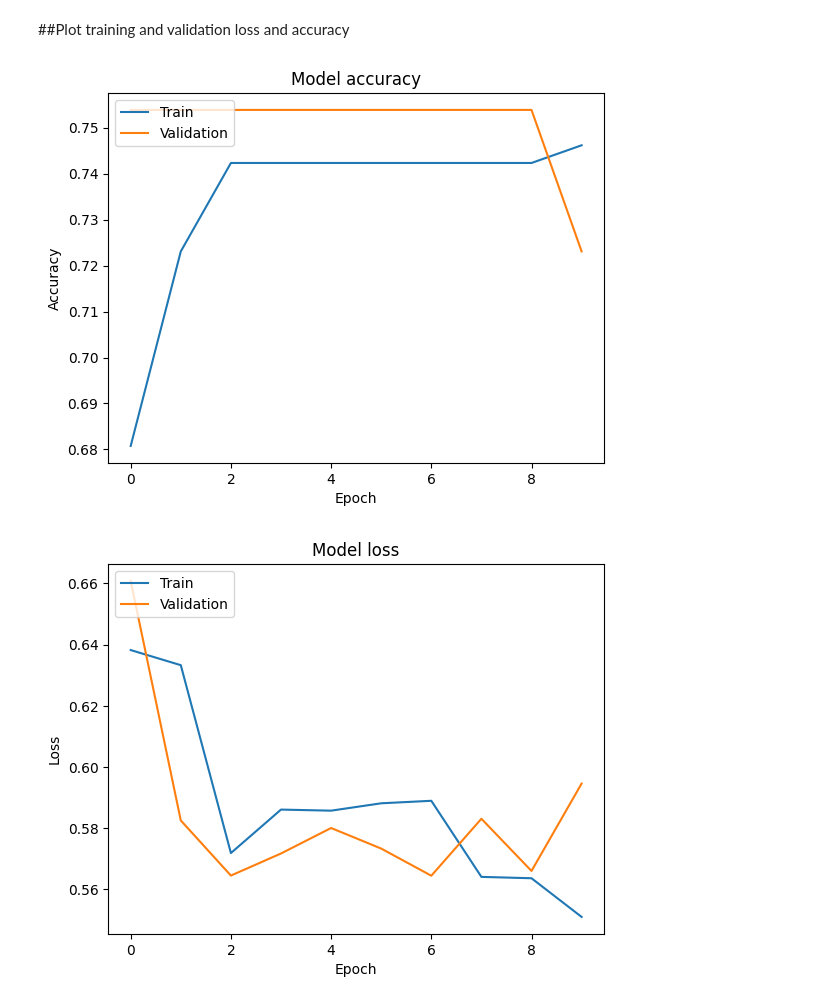
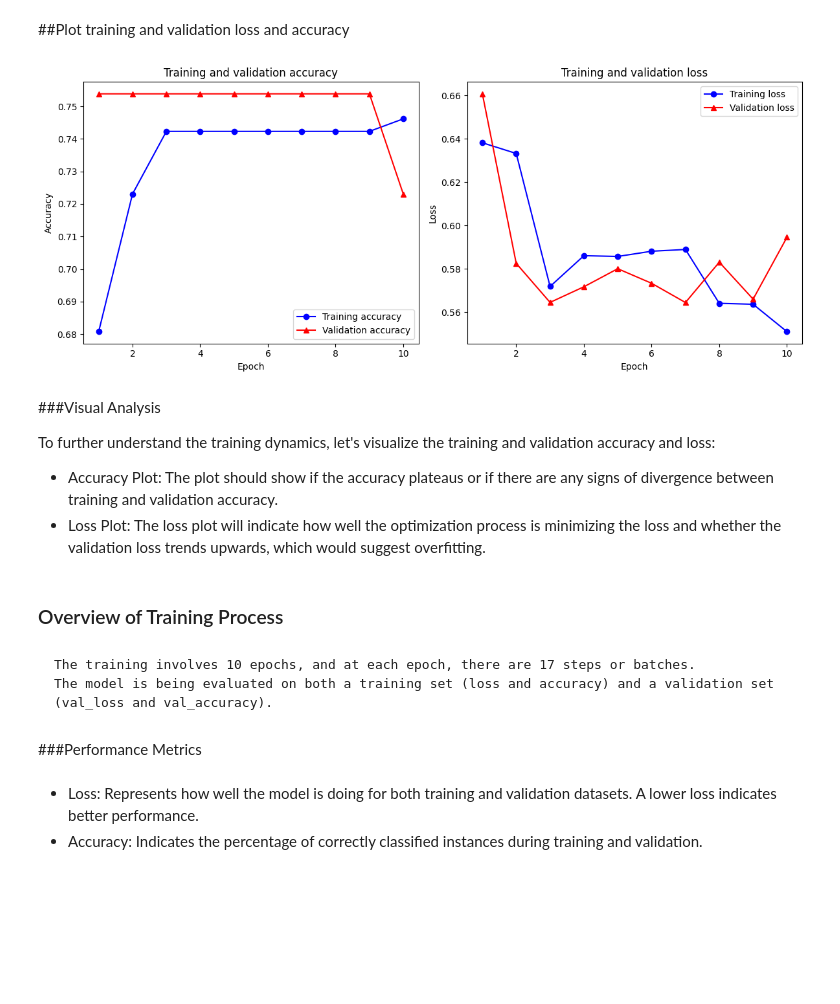
Before and after one commit to carlos-alves-one/Glaucoma-Detection-CNN, a Jupyter notebook: glaucoma_detection_report.ipynb, the cells around one changed output. Drawn from its saved outputs; the diff is of its cells as text; code cells hidden in the pictures; blank space fills up the shorter version.

```diff
--- a/glaucoma_detection_report.ipynb
+++ b/glaucoma_detection_report.ipynb
@@ -262,27 +262,54 @@ The results section will document the training process, including the training a
 # %%
 # Import the pyplot submodule from matplotlib and alias it as plt
 import matplotlib.pyplot as plt
 
 # Use the history callback returned from the 'fit' training process
 # which contains the loss and accuracy for each epoch
+epochs = range(1, 11)
+train_accuracy = history.history['accuracy']
+val_accuracy = history.history['val_accuracy']
+train_loss = history.history['loss']
+val_loss = history.history['val_loss']
 
-# Plot training & validation accuracy values
-plt.plot(history.history['accuracy'])
-plt.plot(history.history['val_accuracy'])
-plt.title('Model accuracy')
+# Plotting the accuracy graph
+plt.figure(figsize=(12, 5))
+
+# Subplot for accuracy
+plt.subplot(1, 2, 1)
+plt.plot(epochs, train_accuracy, 'bo-', label='Training accuracy')
+plt.plot(epochs, val_accuracy, 'r^-', label='Validation accuracy')
+plt.title('Training and validation accuracy')
+plt.xlabel('Epoch')
 plt.ylabel('Accuracy')
+plt.legend()
+
+# Subplot for loss
+plt.subplot(1, 2, 2)
+plt.plot(epochs, train_loss, 'bo-', label='Training loss')
+plt.plot(epochs, val_loss, 'r^-', label='Validation loss')
+plt.title('Training and validation loss')
 plt.xlabel('Epoch')
-plt.legend(['Train', 'Validation'], loc='upper left')
+plt.ylabel('Loss')
+plt.legend()
+
+plt.tight_layout()
 plt.show()
-
-# Plot training & validation loss values
-plt.plot(history.history['loss'])
-plt.plot(history.history['val_loss'])
-plt.title('Model loss')
-plt.ylabel('Loss')
-plt.xlabel('Epoch')
-plt.legend(['Train', 'Validation'], loc='upper left')
-plt.show()
 # %% [output]
-[figure, old version]
+[figure, new version]
-[figure, removed]
+# %% [markdown]
+###Visual Analysis
+
+To further understand the training dynamics, let's visualize the training and validation accuracy and loss:
+
+- Accuracy Plot: The plot should show if the accuracy plateaus or if there are any signs of divergence between training and validation accuracy.
+- Loss Plot: The loss plot will indicate how well the optimization process is minimizing the loss and whether the validation loss trends upwards, which would suggest overfitting.
+# %% [markdown]
+### Overview of Training Process
+# %% [markdown]
+    The training involves 10 epochs, and at each epoch, there are 17 steps or batches.
+    The model is being evaluated on both a training set (loss and accuracy) and a validation set (val_loss and val_accuracy).
+# %% [markdown]
+###Performance Metrics
+# %% [markdown]
+- Loss: Represents how well the model is doing for both training and validation datasets. A lower loss indicates better performance.
+- Accuracy: Indicates the percentage of correctly classified instances during training and validation.
```
Also changed, not shown: parts of 11 cells of this notebook.
